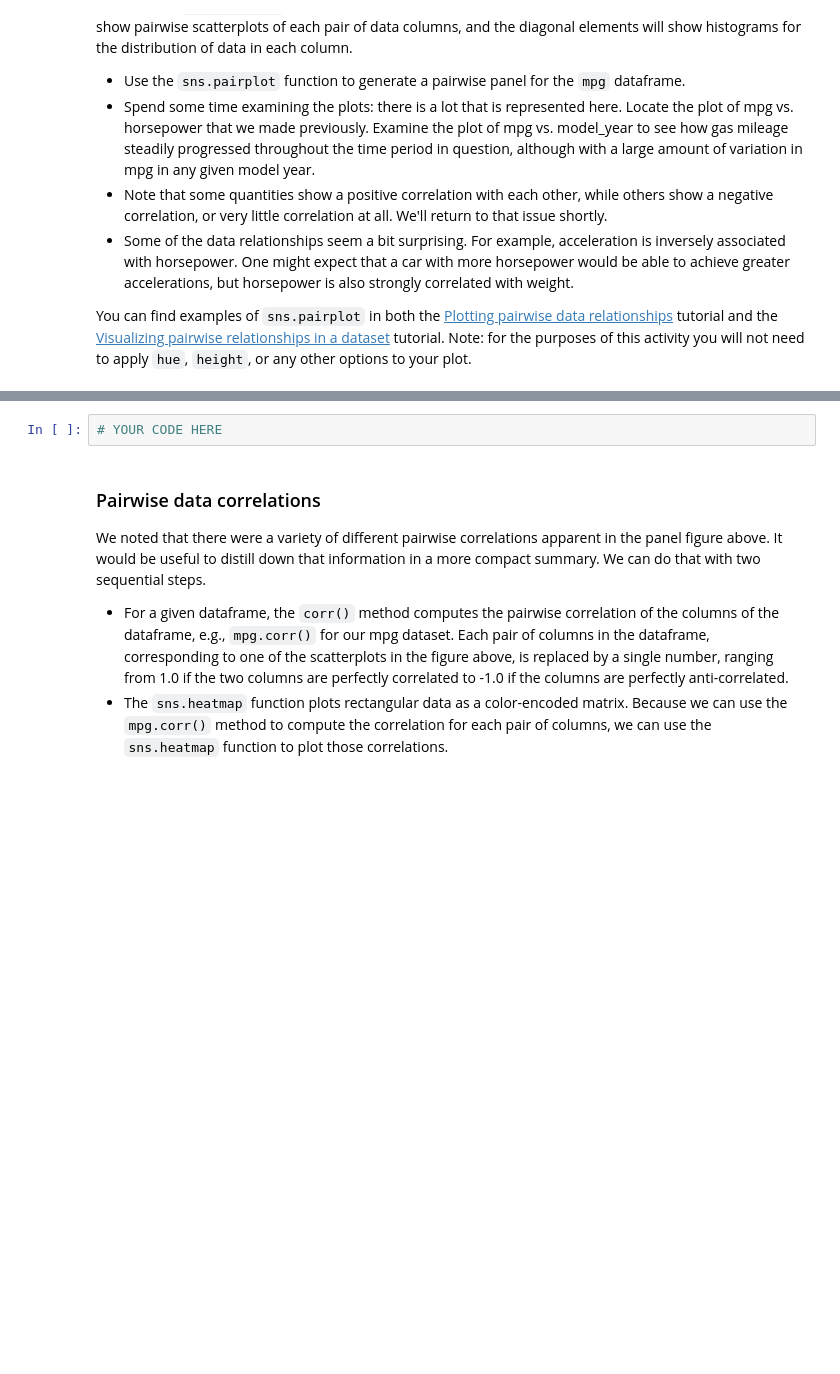
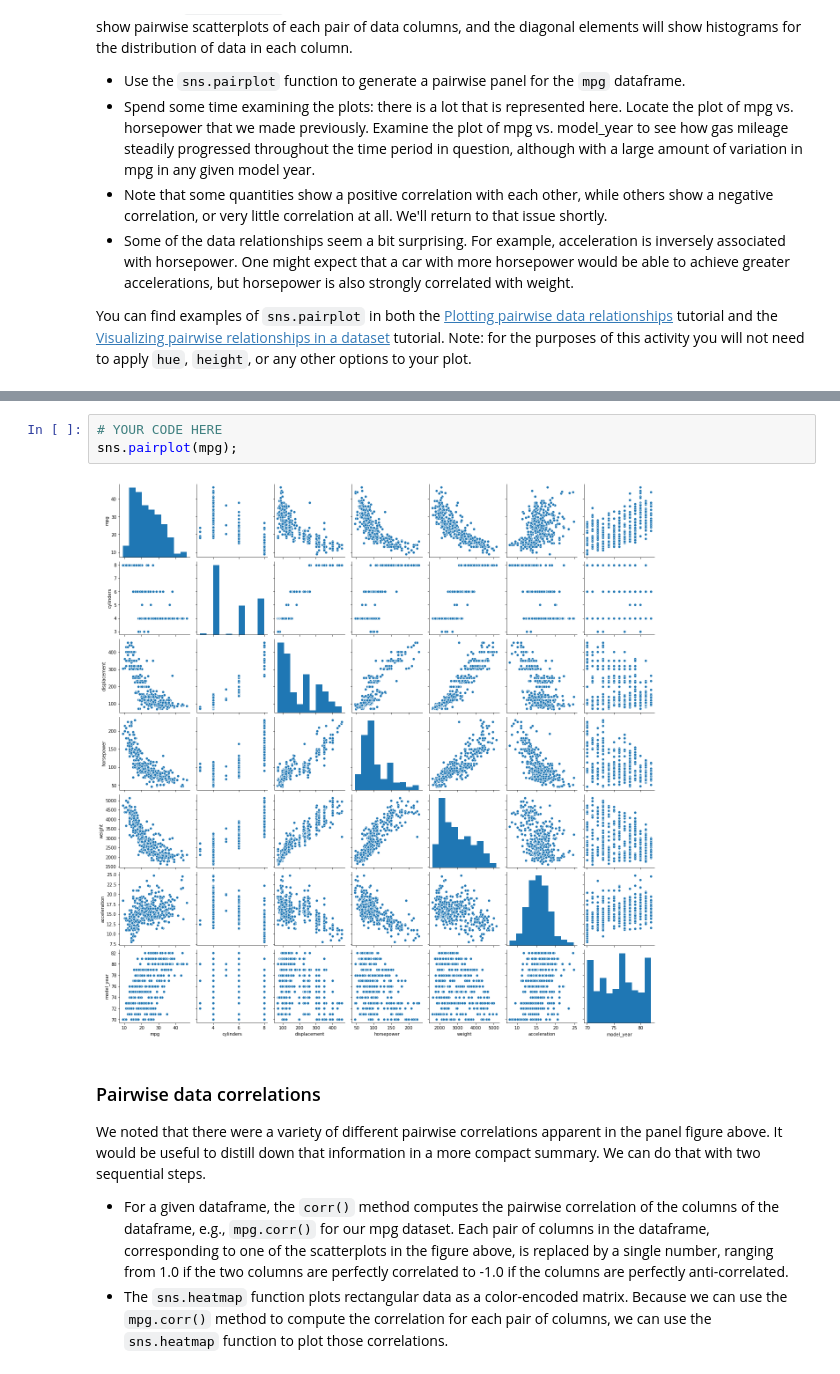
Before and after one commit to StarPerfect/Cornell, a Jupyter notebook: Seaborn.ipynb, the cells around one changed output, grey strips where cells are left out. Drawn from its saved outputs; the diff is of its cells as text; blank space fills up the shorter version.

```diff
--- a/Seaborn.ipynb
+++ b/Seaborn.ipynb
@@ -89,6 +113,9 @@ This cell is worth 30% of the grade for this assignment. <i>Note: a self-check w
 Your plot should look like this:<br><img src="seabornstep4.png" width=300 height=300  align="left"/>
 # %%
 # YOUR CODE HERE
+sns.pairplot(mpg);
+# %% [output]
+[figure, added]
 # %% [markdown]
 ### Pairwise data correlations
 
```
Also changed, not shown: parts of 4 cells of this notebook.
